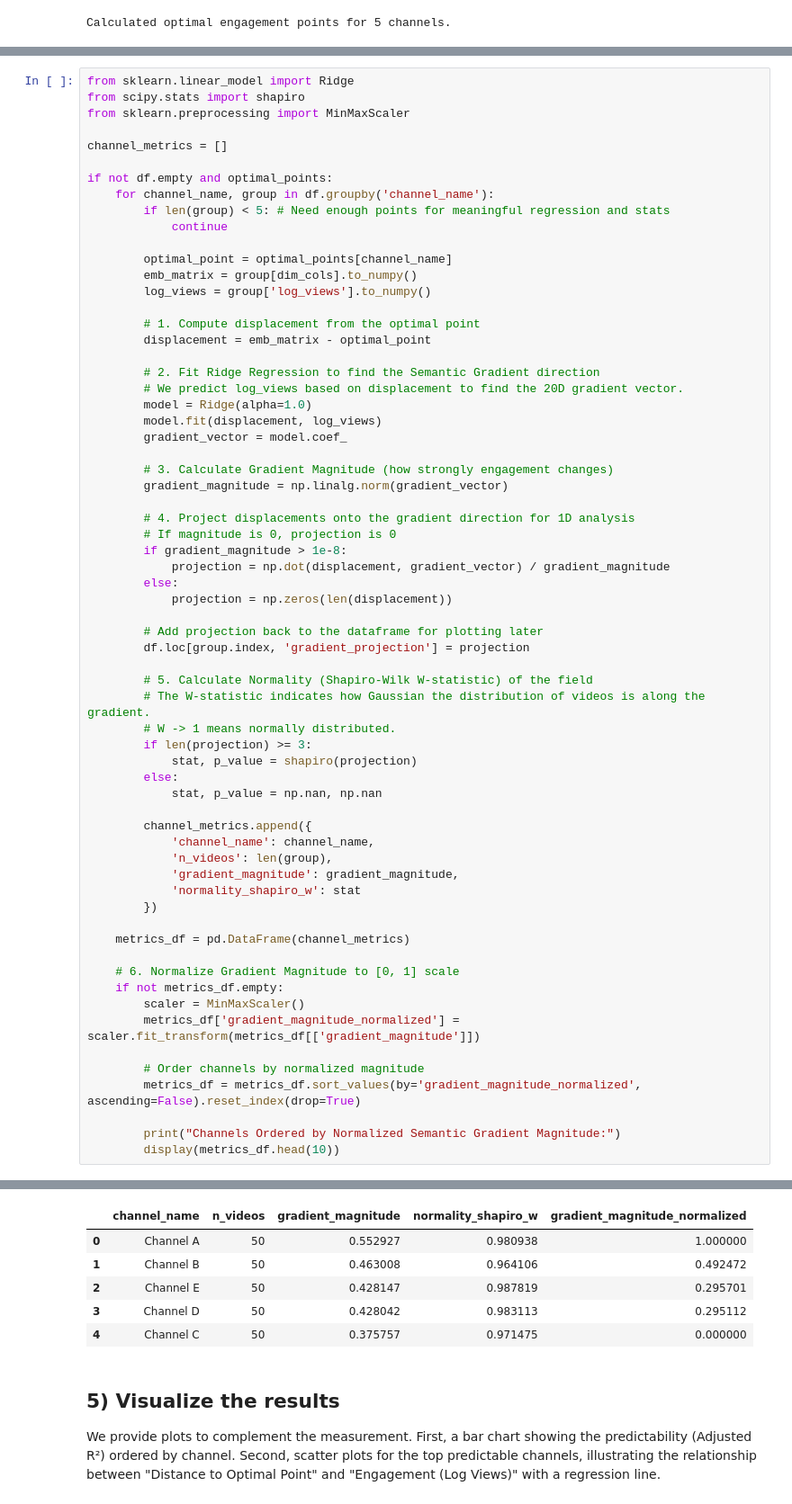
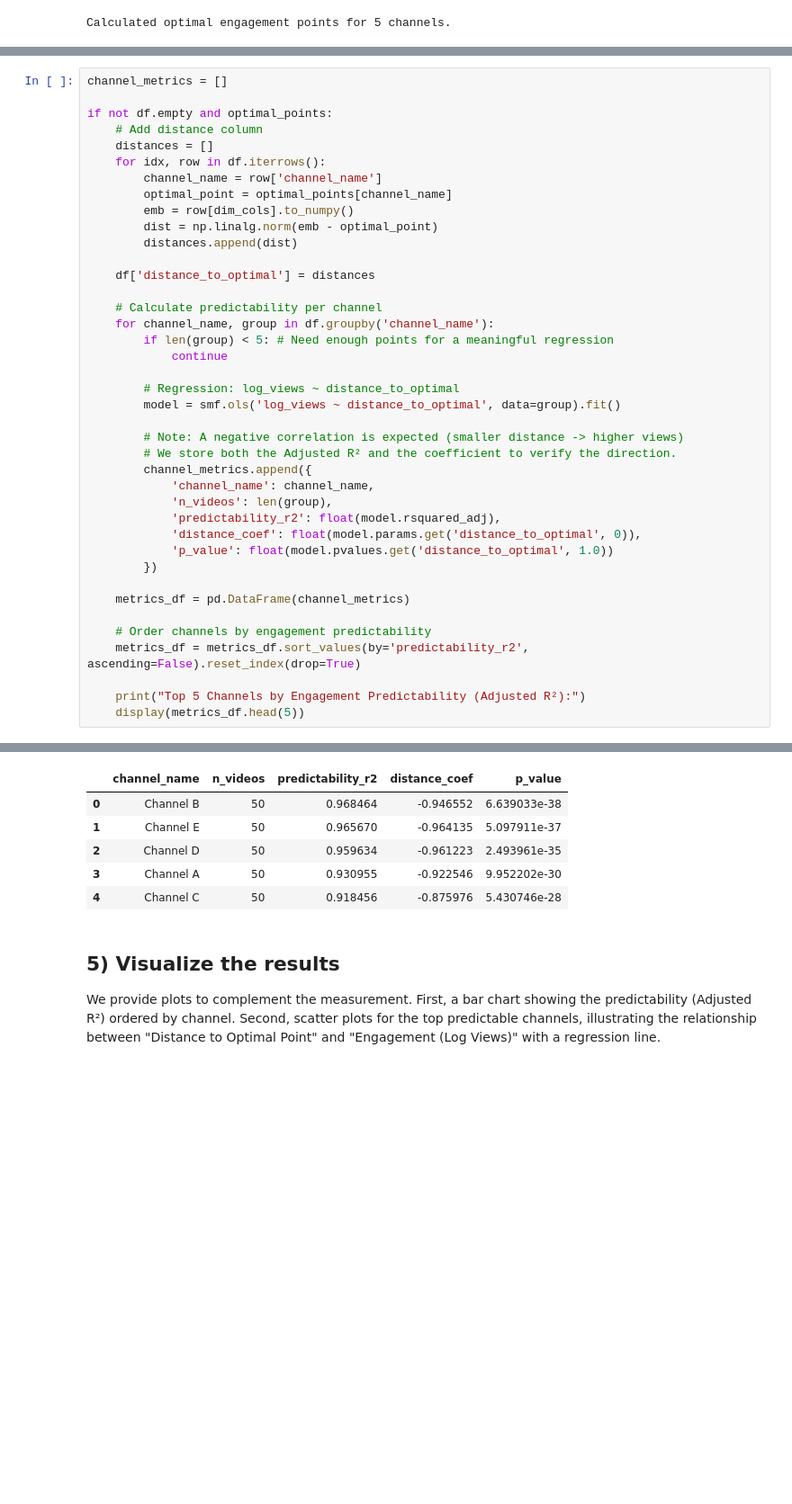
Before and after one commit to sanmquin/AI, a Jupyter notebook: src/Graphiko/4.Semantic-Engagement.ipynb, the cells around one changed output, grey strips where cells are left out. Shown at 90% size. Cells and saved outputs as stored; diff of their text form; blank space fills up the shorter version.

```diff
--- a/src/Graphiko/4.Semantic-Engagement.ipynb
+++ b/src/Graphiko/4.Semantic-Engagement.ipynb
@@ -135,66 +122,41 @@ We compute the Shapiro-Wilk W-statistic on this 1D projection. A value closer to
 # %%
-from sklearn.linear_model import Ridge
-from scipy.stats import shapiro
-from sklearn.preprocessing import MinMaxScaler
-
 channel_metrics = []
 
 if not df.empty and optimal_points:
+    # Add distance column
+    distances = []
+    for idx, row in df.iterrows():
+        channel_name = row['channel_name']
+        optimal_point = optimal_points[channel_name]
+        emb = row[dim_cols].to_numpy()
+        dist = np.linalg.norm(emb - optimal_point)
+        distances.append(dist)
+
+    df['distance_to_optimal'] = distances
+
+    # Calculate predictability per channel
     for channel_name, group in df.groupby('channel_name'):
-        if len(group) < 5: # Need enough points for meaningful regression and stats
+        if len(group) < 5: # Need enough points for a meaningful regression
             continue
 
-        optimal_point = optimal_points[channel_name]
-        emb_matrix = group[dim_cols].to_numpy()
-        log_views = group['log_views'].to_numpy()
+        # Regression: log_views ~ distance_to_optimal
+        model = smf.ols('log_views ~ distance_to_optimal', data=group).fit()
 
-        # 1. Compute displacement from the optimal point
-        displacement = emb_matrix - optimal_point
-
-        # 2. Fit Ridge Regression to find the Semantic Gradient direction
-        # We predict log_views based on displacement to find the 20D gradient vector.
-        model = Ridge(alpha=1.0)
-        model.fit(displacement, log_views)
-        gradient_vector = model.coef_
-
-        # 3. Calculate Gradient Magnitude (how strongly engagement changes)
-        gradient_magnitude = np.linalg.norm(gradient_vector)
-
-        # 4. Project displacements onto the gradient direction for 1D analysis
-        # If magnitude is 0, projection is 0
-        if gradient_magnitude > 1e-8:
-            projection = np.dot(displacement, gradient_vector) / gradient_magnitude
-        else:
-            projection = np.zeros(len(displacement))
-
-        # Add projection back to the dataframe for plotting later
-        df.loc[group.index, 'gradient_projection'] = projection
-
-        # 5. Calculate Normality (Shapiro-Wilk W-statistic) of the field
-        # The W-statistic indicates how Gaussian the distribution of videos is along the gradient.
-        # W -> 1 means normally distributed.
-        if len(projection) >= 3:
-            stat, p_value = shapiro(projection)
-        else:
-            stat, p_value = np.nan, np.nan
-
+        # Note: A negative correlation is expected (smaller distance -> higher views)
+        # We store both the Adjusted R² and the coefficient to verify the direction.
         channel_metrics.append({
             'channel_name': channel_name,
             'n_videos': len(group),
-            'gradient_magnitude': gradient_magnitude,
-            'normality_shapiro_w': stat
+            'predictability_r2': float(model.rsquared_adj),
+            'distance_coef': float(model.params.get('distance_to_optimal', 0)),
+            'p_value': float(model.pvalues.get('distance_to_optimal', 1.0))
         })
 
     metrics_df = pd.DataFrame(channel_metrics)
 
-    # 6. Normalize Gradient Magnitude to [0, 1] scale
-    if not metrics_df.empty:
-        scaler = MinMaxScaler()
-        metrics_df['gradient_magnitude_normalized'] = scaler.fit_transform(metrics_df[['gradient_magnitude']])
+    # Order channels by engagement predictability
+    metrics_df = metrics_df.sort_values(by='predictability_r2', ascending=False).reset_index(drop=True)
 
-        # Order channels by normalized magnitude
-        metrics_df = metrics_df.sort_values(by='gradient_magnitude_normalized', ascending=False).reset_index(drop=True)
-
-        print("Channels Ordered by Normalized Semantic Gradient Magnitude:")
-        display(metrics_df.head(10))
+    print("Top 5 Channels by Engagement Predictability (Adjusted R²):")
+    display(metrics_df.head(5))
 # %% [output]
@@ -202,9 +164,9 @@ Channels Ordered by Normalized Semantic Gradient Magnitude:
-|  | channel_name | n_videos | gradient_magnitude | normality_shapiro_w | gradient_magnitude_normalized |
-| 0 | Channel A | 50 | 0.552927 | 0.980938 | 1.000000 |
-| 1 | Channel B | 50 | 0.463008 | 0.964106 | 0.492472 |
-| 2 | Channel E | 50 | 0.428147 | 0.987819 | 0.295701 |
-| 3 | Channel D | 50 | 0.428042 | 0.983113 | 0.295112 |
-| 4 | Channel C | 50 | 0.375757 | 0.971475 | 0.000000 |
+|  | channel_name | n_videos | predictability_r2 | distance_coef | p_value |
+| 0 | Channel B | 50 | 0.968464 | -0.946552 | 6.639033e-38 |
+| 1 | Channel E | 50 | 0.965670 | -0.964135 | 5.097911e-37 |
+| 2 | Channel D | 50 | 0.959634 | -0.961223 | 2.493961e-35 |
+| 3 | Channel A | 50 | 0.930955 | -0.922546 | 9.952202e-30 |
+| 4 | Channel C | 50 | 0.918456 | -0.875976 | 5.430746e-28 |
 # %% [markdown]
 ## 5) Visualize the results
 We provide plots to complement the measurement. First, a bar chart showing the predictability (Adjusted R²) ordered by channel. Second, scatter plots for the top predictable channels, illustrating the relationship between "Distance to Optimal Point" and "Engagement (Log Views)" with a regression line.
```
Also changed, not shown: parts of 7 cells of this notebook.
